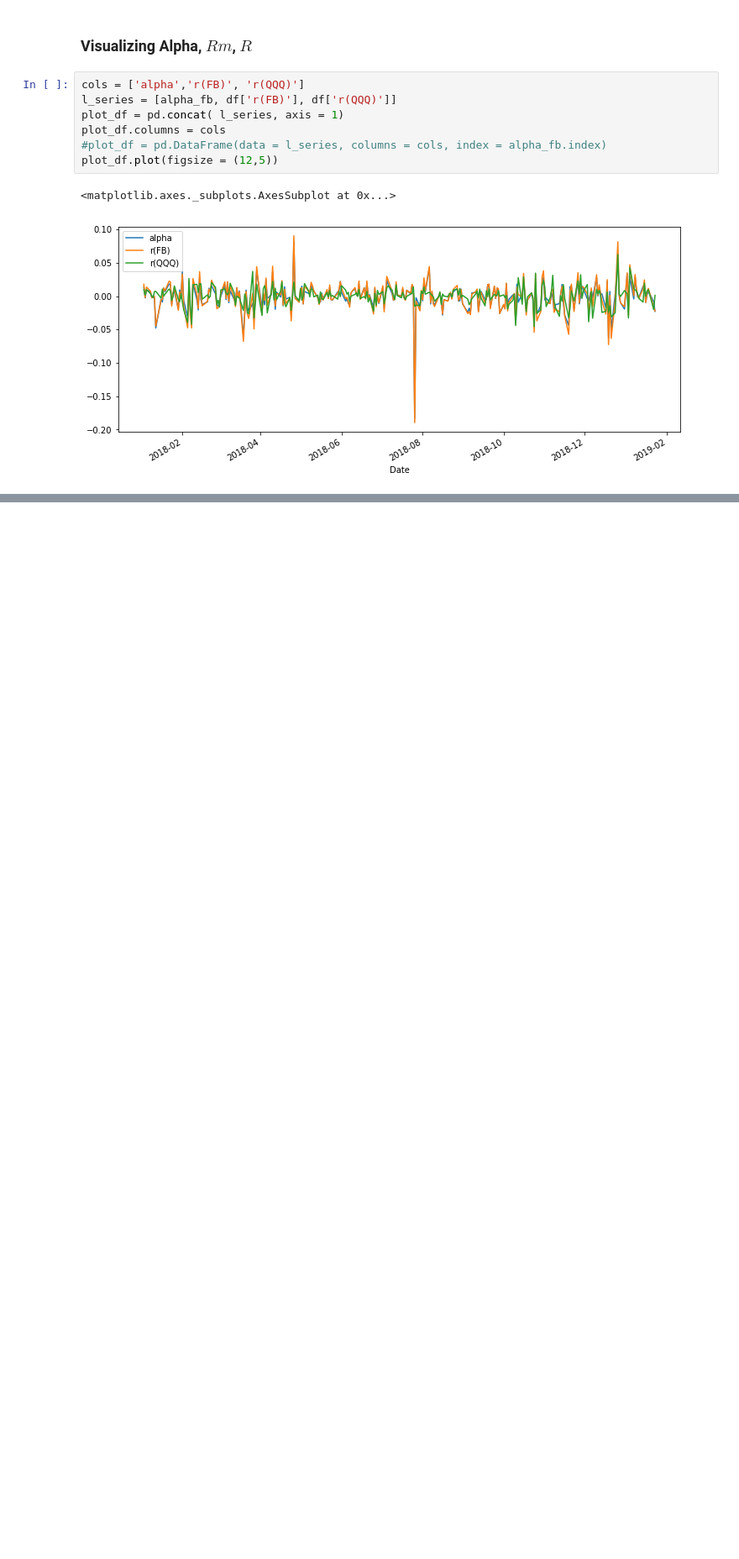
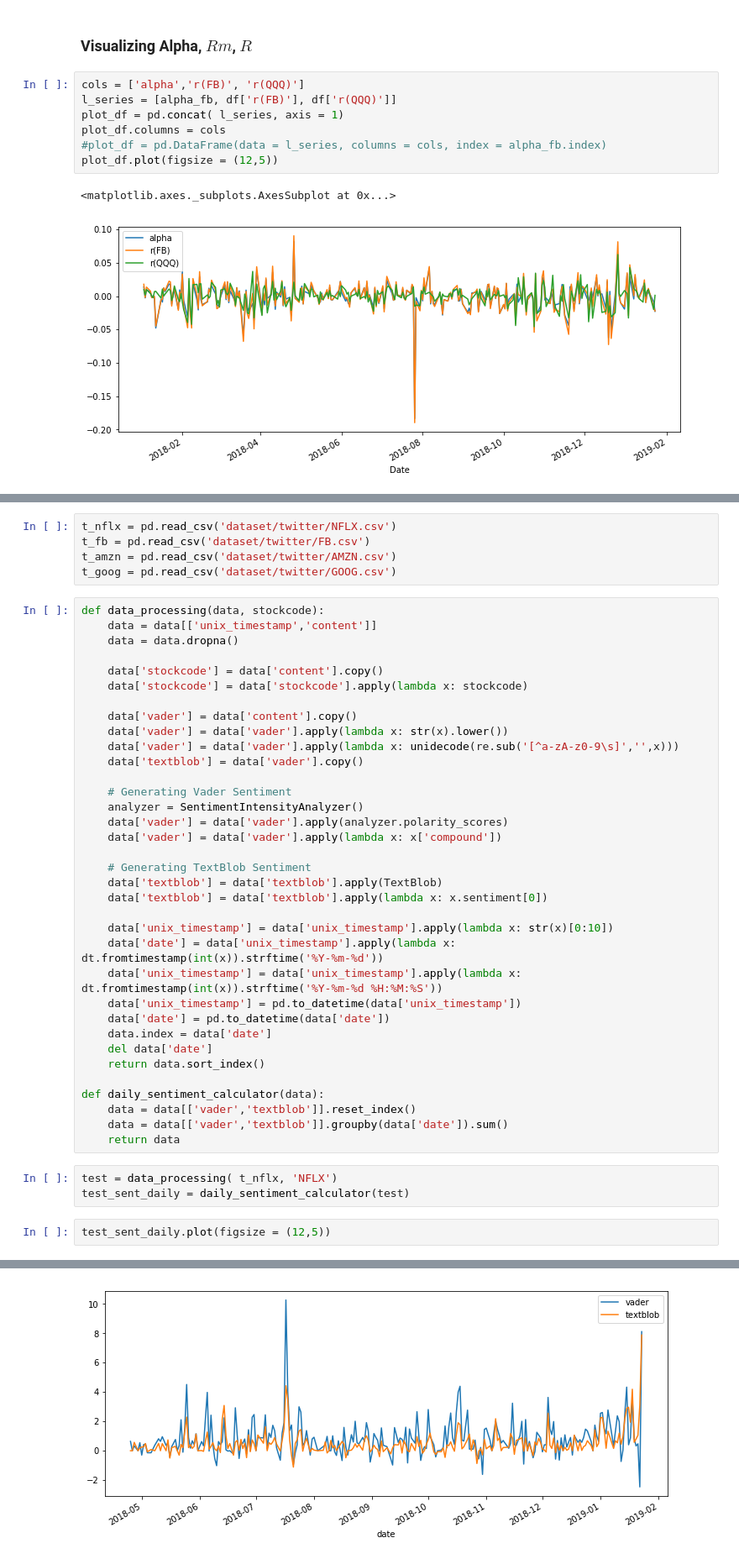
Before and after one commit to sendash-app/study_stocks_sentiments, a Jupyter notebook: returns_vs_sentiments.ipynb, the cells around one changed output, grey strips where cells are left out. Shown at 84% size. Saved outputs shown, nothing was run; the diff lists cells and outputs as text; blank space fills up the shorter version.

Commit message:
added code to gen sentiment

```diff
--- a/returns_vs_sentiments.ipynb
+++ b/returns_vs_sentiments.ipynb
@@ -139,0 +151,46 @@ iplot(plotly_data)
+# %%
+t_nflx = pd.read_csv('dataset/twitter/NFLX.csv')
+t_fb = pd.read_csv('dataset/twitter/FB.csv')
+t_amzn = pd.read_csv('dataset/twitter/AMZN.csv')
+t_goog = pd.read_csv('dataset/twitter/GOOG.csv')
+# %%
+def data_processing(data, stockcode):
+    data = data[['unix_timestamp','content']]
+    data = data.dropna()
+
+    data['stockcode'] = data['content'].copy()
+    data['stockcode'] = data['stockcode'].apply(lambda x: stockcode)
+
+    data['vader'] = data['content'].copy()
+    data['vader'] = data['vader'].apply(lambda x: str(x).lower())
+    data['vader'] = data['vader'].apply(lambda x: unidecode(re.sub('[^a-zA-z0-9\s]','',x)))
+    data['textblob'] = data['vader'].copy()
+
+    # Generating Vader Sentiment
+    analyzer = SentimentIntensityAnalyzer()
+    data['vader'] = data['vader'].apply(analyzer.polarity_scores)
+    data['vader'] = data['vader'].apply(lambda x: x['compound'])
+
+    # Generating TextBlob Sentiment
+    data['textblob'] = data['textblob'].apply(TextBlob)
+    data['textblob'] = data['textblob'].apply(lambda x: x.sentiment[0])
+
+    data['unix_timestamp'] = data['unix_timestamp'].apply(lambda x: str(x)[0:10])
+    data['date'] = data['unix_timestamp'].apply(lambda x: dt.fromtimestamp(int(x)).strftime('%Y-%m-%d'))
+    data['unix_timestamp'] = data['unix_timestamp'].apply(lambda x: dt.fromtimestamp(int(x)).strftime('%Y-%m-%d %H:%M:%S'))
+    data['unix_timestamp'] = pd.to_datetime(data['unix_timestamp'])
+    data['date'] = pd.to_datetime(data['date'])
+    data.index = data['date']
+    del data['date']
+    return data.sort_index()
+
+def daily_sentiment_calculator(data):
+    data = data[['vader','textblob']].reset_index()
+    data = data[['vader','textblob']].groupby(data['date']).sum()
+    return data
+# %%
+test = data_processing( t_nflx, 'NFLX')
+test_sent_daily = daily_sentiment_calculator(test)
+# %%
+test_sent_daily.plot(figsize = (12,5))
+# %% [output]
@@ -139,0 +198 @@ iplot(plotly_data)
+[figure, added]
```
Also changed, not shown: parts of 11 cells of this notebook.
